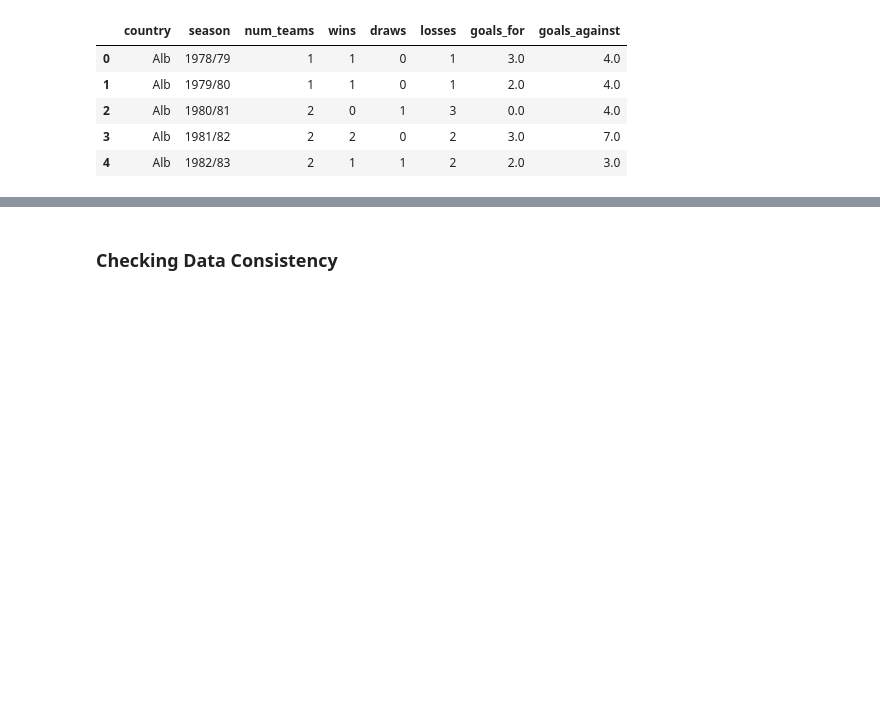
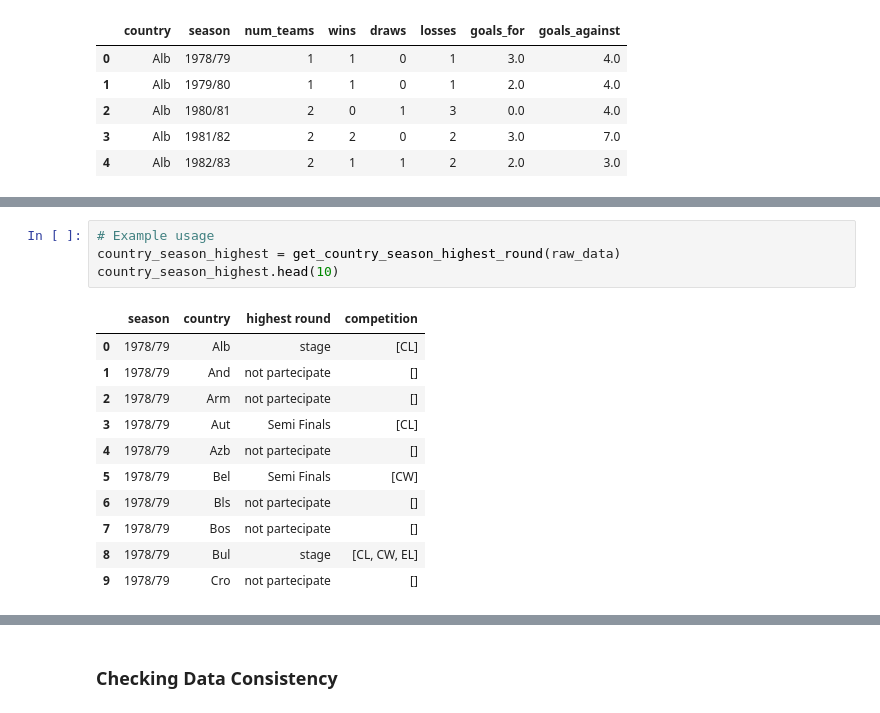
Before and after one commit to pacoraggio/Italian-Football-Clubs-Analysis, a Jupyter notebook: notebooks/data_wrangling.ipynb, the cells around one changed output, grey strips where cells are left out. Cells and saved outputs as stored; diff of their text form; blank space fills up the shorter version.

```diff
--- a/notebooks/data_wrangling.ipynb
+++ b/notebooks/data_wrangling.ipynb
@@ -392,0 +521,16 @@ country_stats.head()
+# %%
+# Example usage
+country_season_highest = get_country_season_highest_round(raw_data)
+country_season_highest.head(10)
+# %% [output]
+|  | season | country | highest round | competition |
+| 0 | 1978/79 | Alb | stage | [CL] |
+| 1 | 1978/79 | And | not partecipate | [] |
+| 2 | 1978/79 | Arm | not partecipate | [] |
+| 3 | 1978/79 | Aut | Semi Finals | [CL] |
+| 4 | 1978/79 | Azb | not partecipate | [] |
+| 5 | 1978/79 | Bel | Semi Finals | [CW] |
+| 6 | 1978/79 | Bls | not partecipate | [] |
+| 7 | 1978/79 | Bos | not partecipate | [] |
+| 8 | 1978/79 | Bul | stage | [CL, CW, EL] |
+| 9 | 1978/79 | Cro | not partecipate | [] |
```
Also changed, not shown: parts of 24 cells of this notebook, 1 other file.
